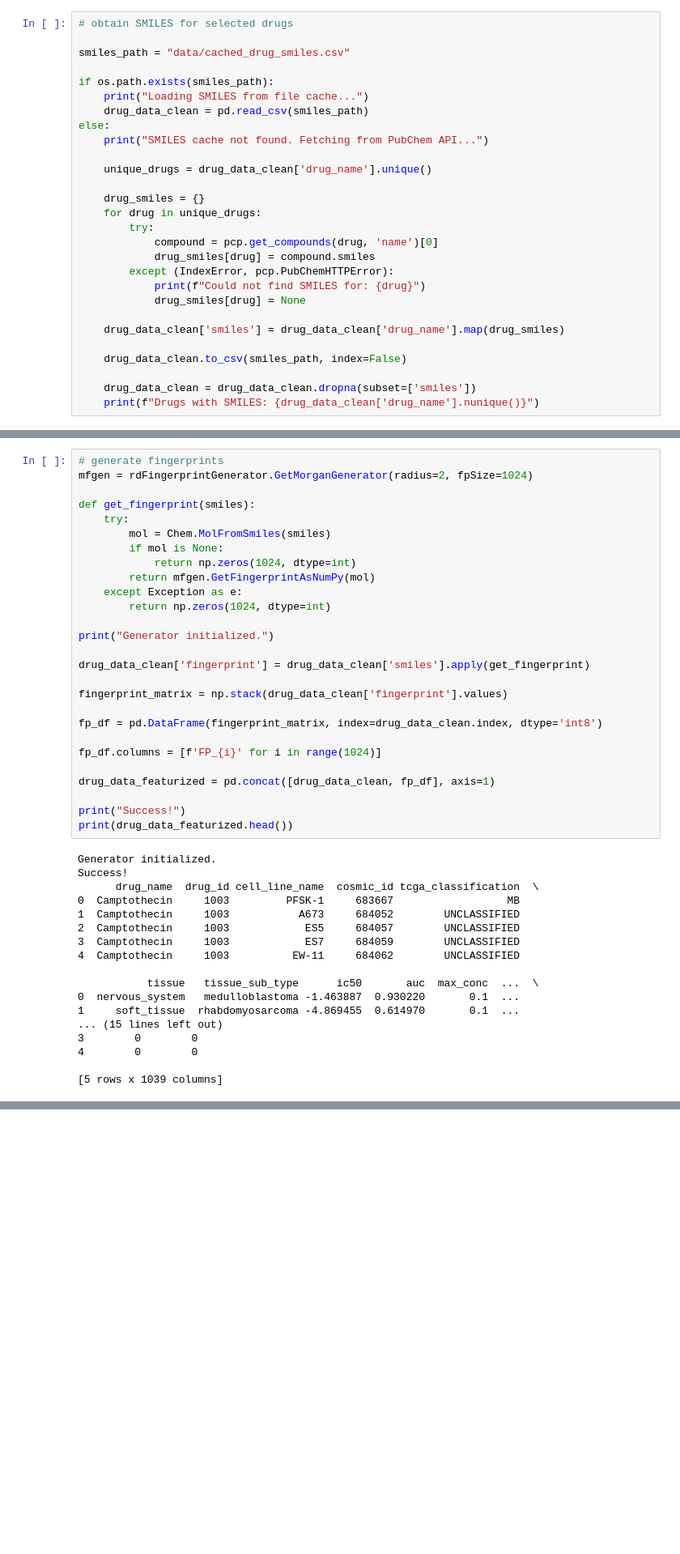
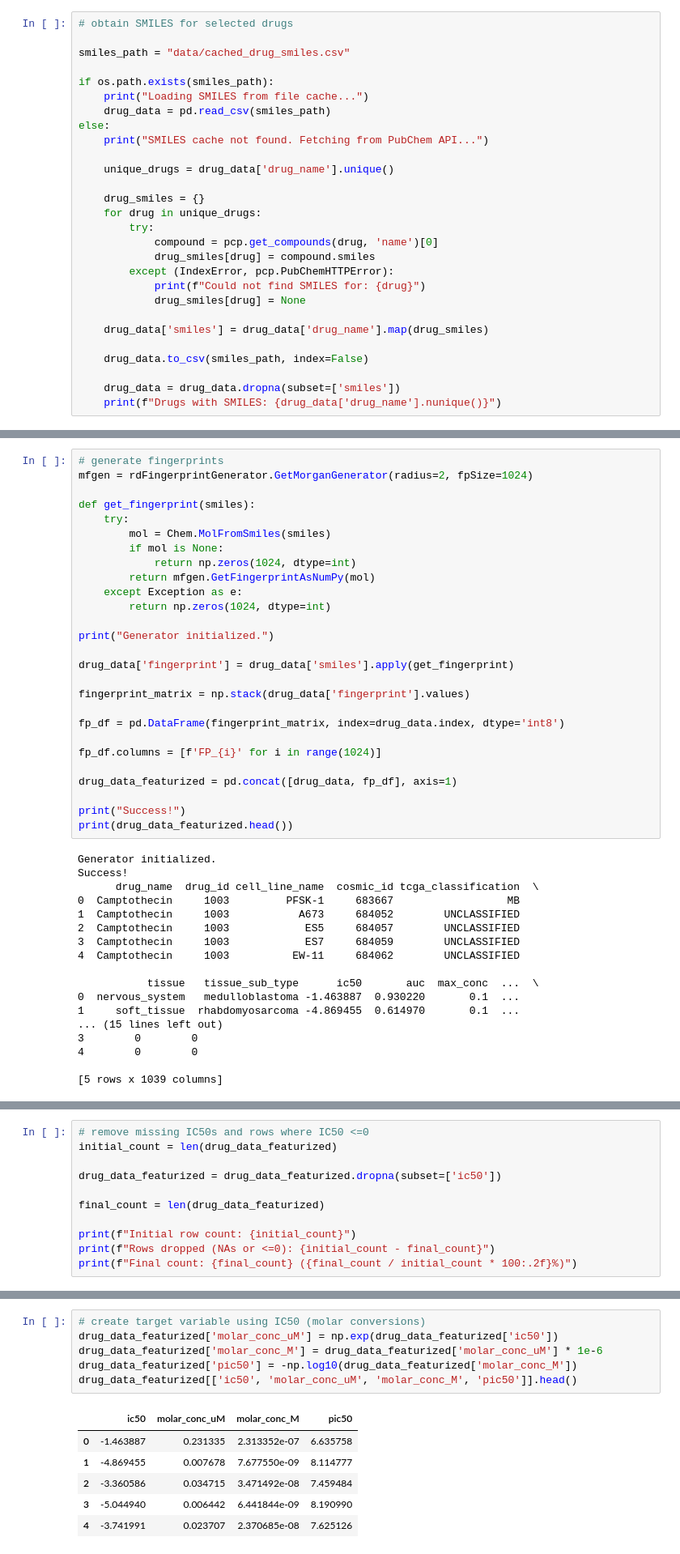
Before and after one commit to patrickkirbyjr/genomic-drug-sensitivity, a Jupyter notebook: 01_data_preprocessing.ipynb, the cells around one changed output, grey strips where cells are left out. Shown at 81% size. Saved outputs shown, nothing was run; the diff lists cells and outputs as text; blank space fills up the shorter version.

```diff
--- a/01_data_preprocessing.ipynb
+++ b/01_data_preprocessing.ipynb
@@ -154,11 +147,11 @@ smiles_path = "data/cached_drug_smiles.csv"
 
 if os.path.exists(smiles_path):
     print("Loading SMILES from file cache...")
-    drug_data_clean = pd.read_csv(smiles_path)
+    drug_data = pd.read_csv(smiles_path)
 else:
     print("SMILES cache not found. Fetching from PubChem API...")
 
-    unique_drugs = drug_data_clean['drug_name'].unique()
+    unique_drugs = drug_data['drug_name'].unique()
 
     drug_smiles = {}
     for drug in unique_drugs:
@@ -169,12 +162,12 @@ else:
             print(f"Could not find SMILES for: {drug}")
             drug_smiles[drug] = None
 
-    drug_data_clean['smiles'] = drug_data_clean['drug_name'].map(drug_smiles)
+    drug_data['smiles'] = drug_data['drug_name'].map(drug_smiles)
 
-    drug_data_clean.to_csv(smiles_path, index=False)
+    drug_data.to_csv(smiles_path, index=False)
 
-    drug_data_clean = drug_data_clean.dropna(subset=['smiles'])
-    print(f"Drugs with SMILES: {drug_data_clean['drug_name'].nunique()}")
+    drug_data = drug_data.dropna(subset=['smiles'])
+    print(f"Drugs with SMILES: {drug_data['drug_name'].nunique()}")
 # %% [output]
 Loading SMILES from file cache...
 # %%
@@ -192,15 +185,15 @@ def get_fingerprint(smiles):
 
 print("Generator initialized.")
 
-drug_data_clean['fingerprint'] = drug_data_clean['smiles'].apply(get_fingerprint)
+drug_data['fingerprint'] = drug_data['smiles'].apply(get_fingerprint)
 
-fingerprint_matrix = np.stack(drug_data_clean['fingerprint'].values)
+fingerprint_matrix = np.stack(drug_data['fingerprint'].values)
 
-fp_df = pd.DataFrame(fingerprint_matrix, index=drug_data_clean.index, dtype='int8')
+fp_df = pd.DataFrame(fingerprint_matrix, index=drug_data.index, dtype='int8')
 
 fp_df.columns = [f'FP_{i}' for i in range(1024)]
 
-drug_data_featurized = pd.concat([drug_data_clean, fp_df], axis=1)
+drug_data_featurized = pd.concat([drug_data, fp_df], axis=1)
 
 print("Success!")
 print(drug_data_featurized.head())
@@ -224,0 +220,11 @@ Success!
+# %%
+# remove missing IC50s and rows where IC50 <=0
+initial_count = len(drug_data_featurized)
+
+drug_data_featurized = drug_data_featurized.dropna(subset=['ic50'])
+
+final_count = len(drug_data_featurized)
+
+print(f"Initial row count: {initial_count}")
+print(f"Rows dropped (NAs or <=0): {initial_count - final_count}")
+print(f"Final count: {final_count} ({final_count / initial_count * 100:.2f}%)")
@@ -225,3 +235,16 @@ Success!
+# %%
+# create target variable using IC50 (molar conversions)
+drug_data_featurized['molar_conc_uM'] = np.exp(drug_data_featurized['ic50'])
+drug_data_featurized['molar_conc_M'] = drug_data_featurized['molar_conc_uM'] * 1e-6
+drug_data_featurized['pic50'] = -np.log10(drug_data_featurized['molar_conc_M'])
+drug_data_featurized[['ic50', 'molar_conc_uM', 'molar_conc_M', 'pic50']].head()
+# %% [output]
+|  | ic50 | molar_conc_uM | molar_conc_M | pic50 |
+| 0 | -1.463887 | 0.231335 | 2.313352e-07 | 6.635758 |
+| 1 | -4.869455 | 0.007678 | 7.677550e-09 | 8.114777 |
+| 2 | -3.360586 | 0.034715 | 3.471492e-08 | 7.459484 |
+| 3 | -5.044940 | 0.006442 | 6.441844e-09 | 8.190990 |
+| 4 | -3.741991 | 0.023707 | 2.370685e-08 | 7.625126 |
 # %% [markdown]
 ## Pivot & Merge
 # %%
```
Also changed, not shown: parts of 11 cells of this notebook, 7 other files.
